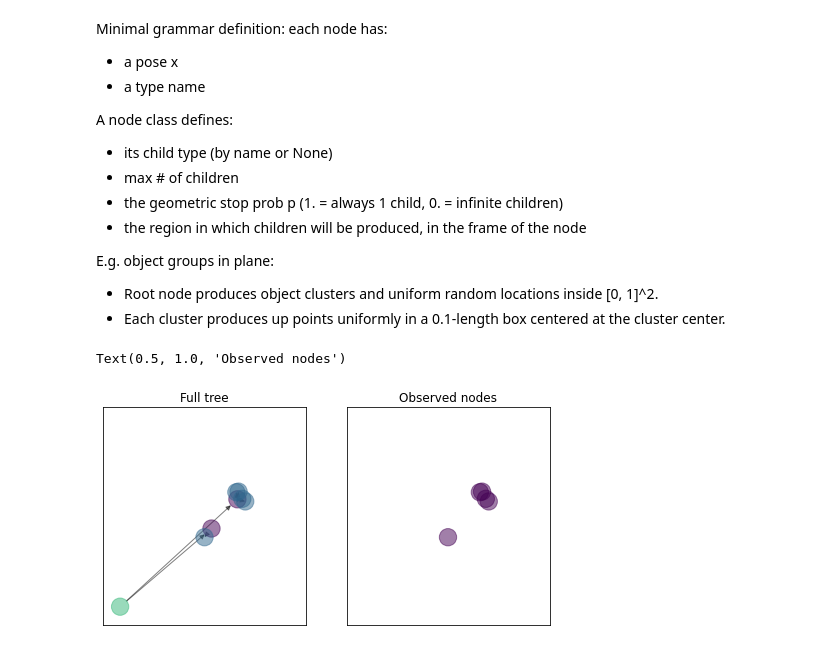
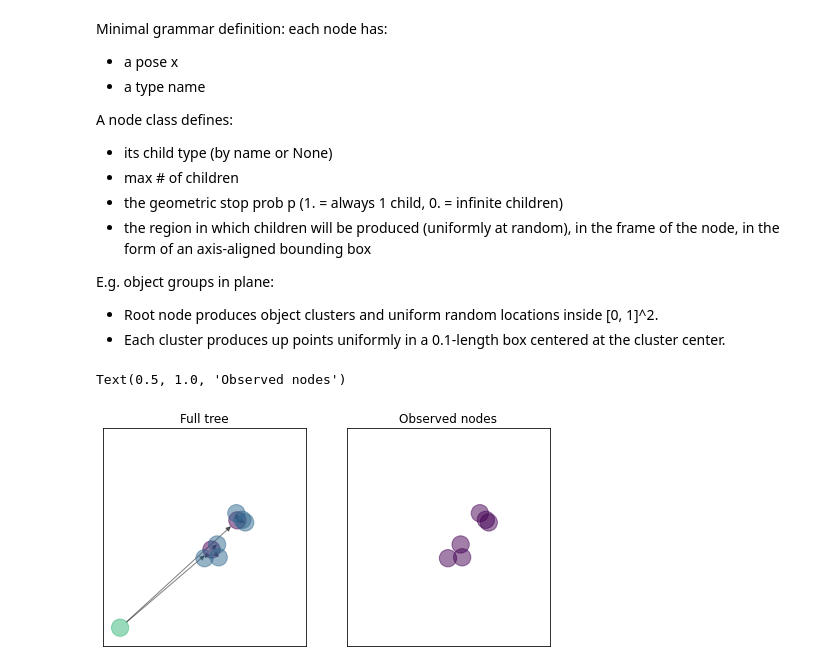
Before and after one commit to gizatt/spatial_scene_grammars, a Jupyter notebook: sandbox/mi_scene_parsing.ipynb, the cells around one changed output. Drawn from its saved outputs; the diff is of its cells as text; code cells hidden in the pictures.

```diff
--- a/sandbox/mi_scene_parsing.ipynb
+++ b/sandbox/mi_scene_parsing.ipynb
@@ -24,13 +24,13 @@ A node class defines:
 - its child type (by name or None)
 - max # of children
 - the geometric stop prob p (1. = always 1 child, 0. = infinite children)
-- the region in which children will be produced, in the frame of the node
+- the region in which children will be produced (uniformly at random), in the frame of the node, in the form of an axis-aligned bounding box
 
 E.g. object groups in plane:
 - Root node produces object clusters and uniform random locations inside [0, 1]^2.
 - Each cluster produces up points uniformly in a 0.1-length box centered at the cluster center.
 # %%
-# Minimal grammar definition:
+# Minimal simple geometric-production-only grammar definition:
 from collections import namedtuple
 NodeDefinition = namedtuple("NodeDefinition",
     ["child_type",   # name of child type or None,
@@ -42,8 +42,9 @@ class Node():
     def __init__(self, type, x):
         self.x = x
         self.type = type
-
 def sample_tree(grammar):
+    # Given a grammar description as a dict of {node name: NodeDefinition} pairs,
+    # sample a scene tree as a networkx DiGraph.
     tree = nx.DiGraph()
     root = Node("root", x=np.array([0., 0.]))
     tree.add_node(root)
@@ -65,16 +66,13 @@ def sample_tree(grammar):
             node_queue.append(child)
     return tree
 
-cluster_grammar = {
-    "point": NodeDefinition(child_type=None, p=None, max_children=None, bounds=None),
-    "cluster": NodeDefinition(child_type="point", p=0.25, max_children=5, bounds=[-np.ones(2)*0.05, np.ones(2)*0.05]),
-    "root": NodeDefinition(child_type="cluster", p=0.5, max_children=3, bounds=[np.ones(2)*0.05, np.ones(2)*0.95])
-}
-cluster_grammar_observed_types = ["point"]
-
 def get_observed_nodes(tree, observed_types):
+    # Given a scene tree (nx.DiGraph) and a list of observed
+    # node type names (list of strings), pulls out only nodes
+    # in the  tree with matching type into a list of Nodes.
     return [n for n in tree if n.type in observed_types]
 
+# Drawing utilities for trees.
 def draw_tree(tree, draw_pos=True, with_labels=False):
     # Decide a coloring for the node tpyes.
     unique_types = sorted(list(set([n.type for n in tree])))
@@ -95,25 +93,32 @@ def draw_tree(tree, draw_pos=True, with_labels=False):
     )
     plt.gca().set_xlim([-0.1, 1.1])
     plt.gca().set_ylim([-0.1, 1.1])
-
 def draw_observed_nodes(nodes):
     tree = nx.Graph()
     tree.add_nodes_from(nodes)
     draw_tree(tree)
-
-np.random.seed(0)
-example_tree = sample_tree(cluster_grammar)
-observed_nodes = deepcopy(get_observed_nodes(example_tree, cluster_grammar_observed_types))
-
-plt.figure().set_size_inches(8, 4)
-plt.subplot(1, 2, 1)
-draw_tree(example_tree)
-plt.title("Full tree")
-plt.subplot(1, 2, 2)
-draw_observed_nodes(observed_nodes)
-plt.title("Observed nodes")
-# %% [output]
-Text(0.5, 1.0, 'Observed nodes')
-[figure, removed]
+# %%
+# Grammar implementing clusters of points in 2D.
+cluster_grammar = {
+    "point": NodeDefinition(child_type=None, p=None, max_children=None, bounds=None),
+    "cluster": NodeDefinition(child_type="point", p=0.25, max_children=3, bounds=[-np.ones(2)*0.05, np.ones(2)*0.05]),
+    "root": NodeDefinition(child_type="cluster", p=0.5, max_children=3, bounds=[np.ones(2)*0.05, np.ones(2)*0.95])
+}
+cluster_grammar_observed_types = ["point"]
+
+np.random.seed(0)
+example_tree = sample_tree(cluster_grammar)
+observed_nodes = deepcopy(get_observed_nodes(example_tree, cluster_grammar_observed_types))
+
+plt.figure().set_size_inches(8, 4)
+plt.subplot(1, 2, 1)
+draw_tree(example_tree)
+plt.title("Full tree")
+plt.subplot(1, 2, 2)
+draw_observed_nodes(observed_nodes)
+plt.title("Observed nodes")
+# %% [output]
+Text(0.5, 1.0, 'Observed nodes')
+[figure, added]
 # %% [markdown]
 Mixed integer parsing strategy:
```
Also changed, not shown: parts of 6 cells of this notebook.
